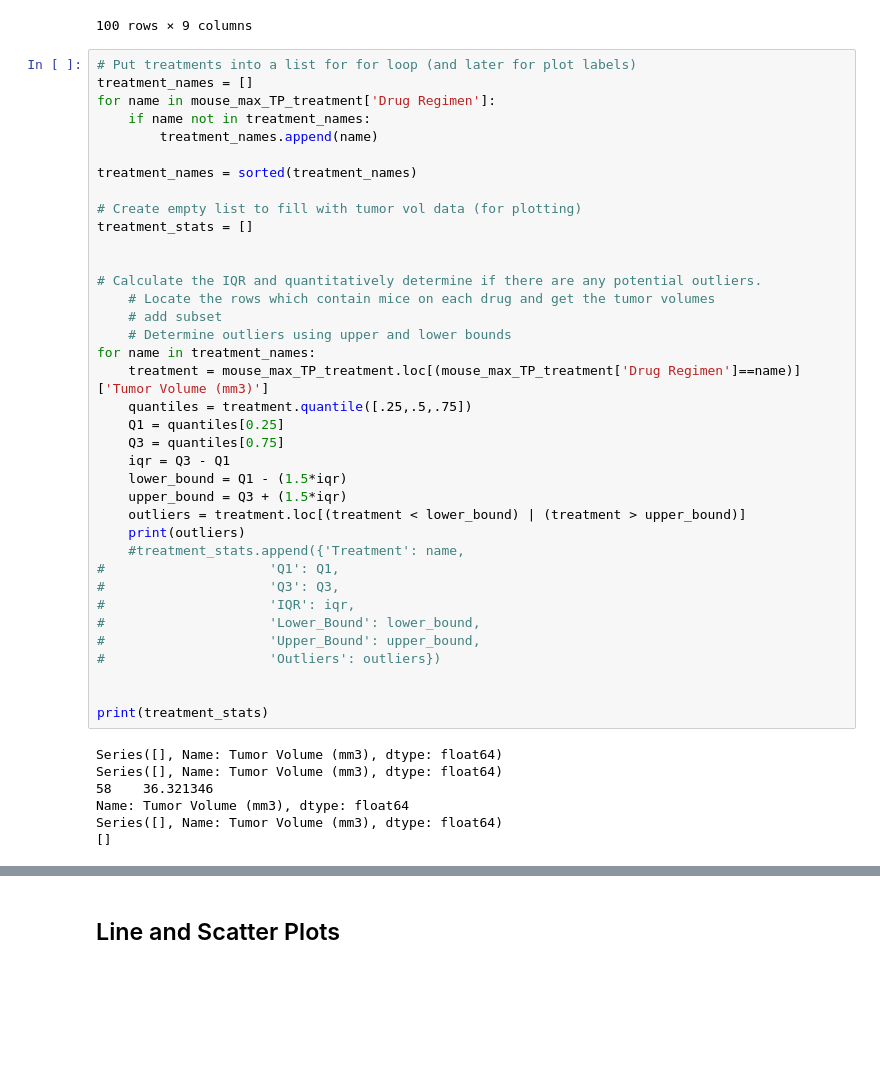
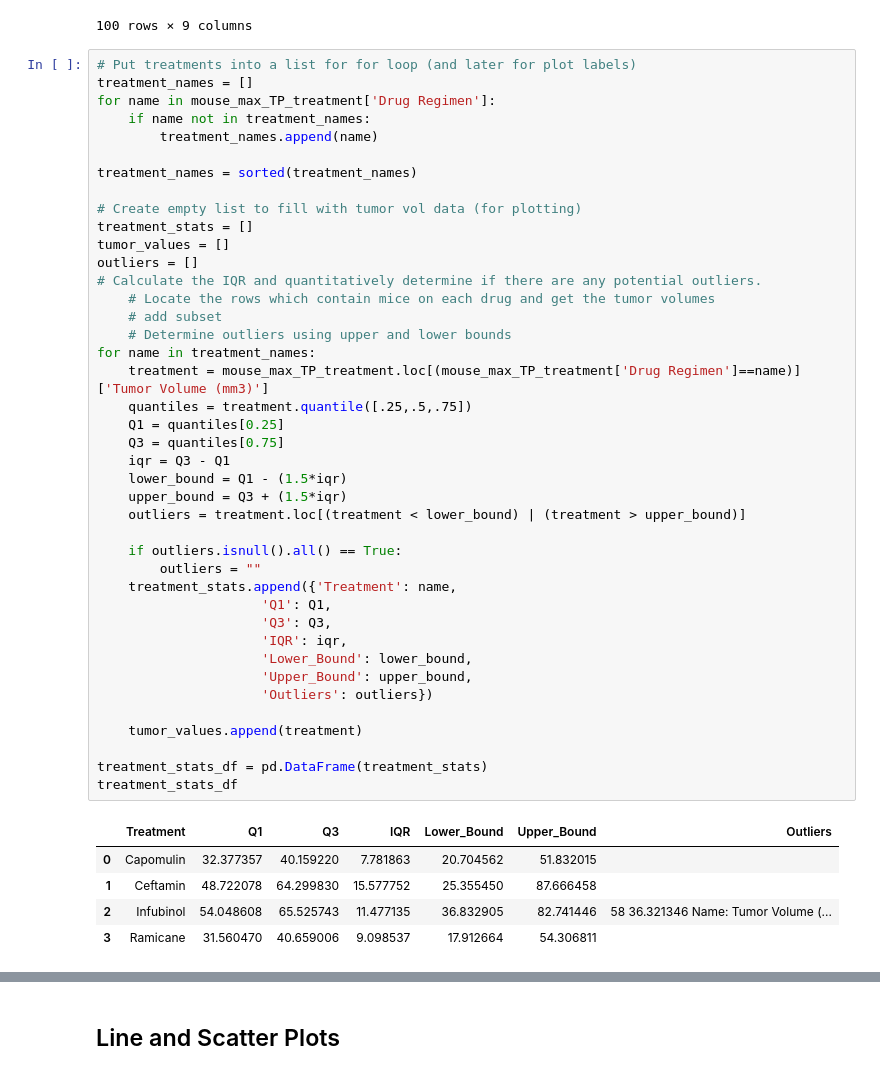
Before and after one commit to KaiCee2010/matplotlib-challenge, a Jupyter notebook: Pymaceuticals/pymaceuticals.ipynb, the cells around one changed output, grey strips where cells are left out. Cells and saved outputs as stored; diff of their text form; blank space fills up the shorter version.

```diff
--- a/Pymaceuticals/pymaceuticals.ipynb
+++ b/Pymaceuticals/pymaceuticals.ipynb
@@ -242,46 +242,49 @@ mouse_max_TP_treatment
 # %%
 # Put treatments into a list for for loop (and later for plot labels)
 treatment_names = []
 for name in mouse_max_TP_treatment['Drug Regimen']:
     if name not in treatment_names:
         treatment_names.append(name)
 
 treatment_names = sorted(treatment_names)
 
 # Create empty list to fill with tumor vol data (for plotting)
 treatment_stats = []
-
-
+tumor_values = []
+outliers = []
 # Calculate the IQR and quantitatively determine if there are any potential outliers.
     # Locate the rows which contain mice on each drug and get the tumor volumes
     # add subset
     # Determine outliers using upper and lower bounds
 for name in treatment_names:
     treatment = mouse_max_TP_treatment.loc[(mouse_max_TP_treatment['Drug Regimen']==name)]['Tumor Volume (mm3)']
     quantiles = treatment.quantile([.25,.5,.75])
     Q1 = quantiles[0.25]
     Q3 = quantiles[0.75]
     iqr = Q3 - Q1
     lower_bound = Q1 - (1.5*iqr)
     upper_bound = Q3 + (1.5*iqr)
     outliers = treatment.loc[(treatment < lower_bound) | (treatment > upper_bound)]
-    print(outliers)
-    #treatment_stats.append({'Treatment': name,
-#                     'Q1': Q1,
-#                     'Q3': Q3,
-#                     'IQR': iqr,
-#                     'Lower_Bound': lower_bound,
-#                     'Upper_Bound': upper_bound,
-#                     'Outliers': outliers})
 
+    if outliers.isnull().all() == True:
+        outliers = ""
+    treatment_stats.append({'Treatment': name,
+                     'Q1': Q1,
+                     'Q3': Q3,
+                     'IQR': iqr,
+                     'Lower_Bound': lower_bound,
+                     'Upper_Bound': upper_bound,
+                     'Outliers': outliers})
 
-print(treatment_stats)
+    tumor_values.append(treatment)
+
+treatment_stats_df = pd.DataFrame(treatment_stats)
+treatment_stats_df
 # %% [output]
-Series([], Name: Tumor Volume (mm3), dtype: float64)
-Series([], Name: Tumor Volume (mm3), dtype: float64)
-58    36.321346
-Name: Tumor Volume (mm3), dtype: float64
-Series([], Name: Tumor Volume (mm3), dtype: float64)
-[]
+|  | Treatment | Q1 | Q3 | IQR | Lower_Bound | Upper_Bound | Outliers |
+| 0 | Capomulin | 32.377357 | 40.159220 | 7.781863 | 20.704562 | 51.832015 |  |
+| 1 | Ceftamin | 48.722078 | 64.299830 | 15.577752 | 25.355450 | 87.666458 |  |
+| 2 | Infubinol | 54.048608 | 65.525743 | 11.477135 | 36.832905 | 82.741446 | 58 36.321346 Name: Tumor Volume (... |
+| 3 | Ramicane | 31.560470 | 40.659006 | 9.098537 | 17.912664 | 54.306811 |  |
 # %%
 # Generate a box plot of the final tumor volume of each mouse across four regimens of interest
```
Also changed, not shown: parts of 5 cells of this notebook.
